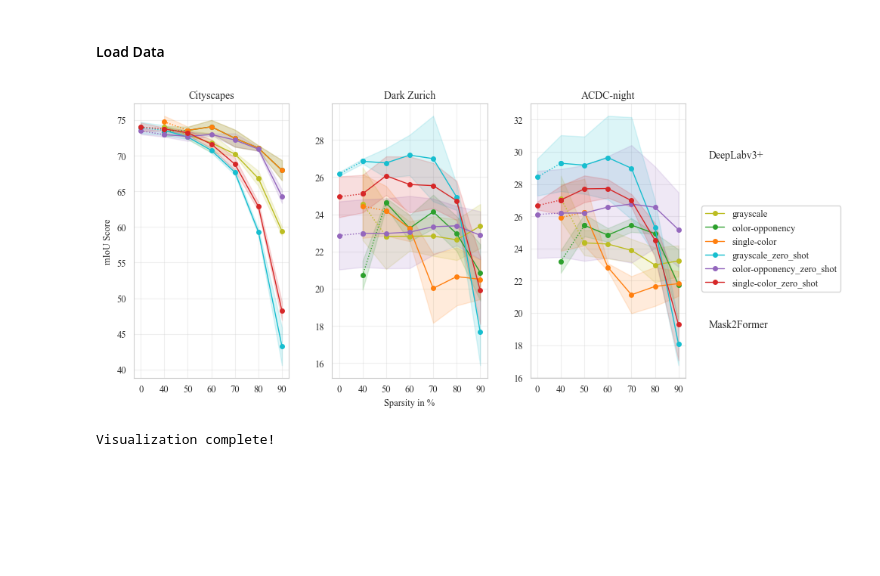
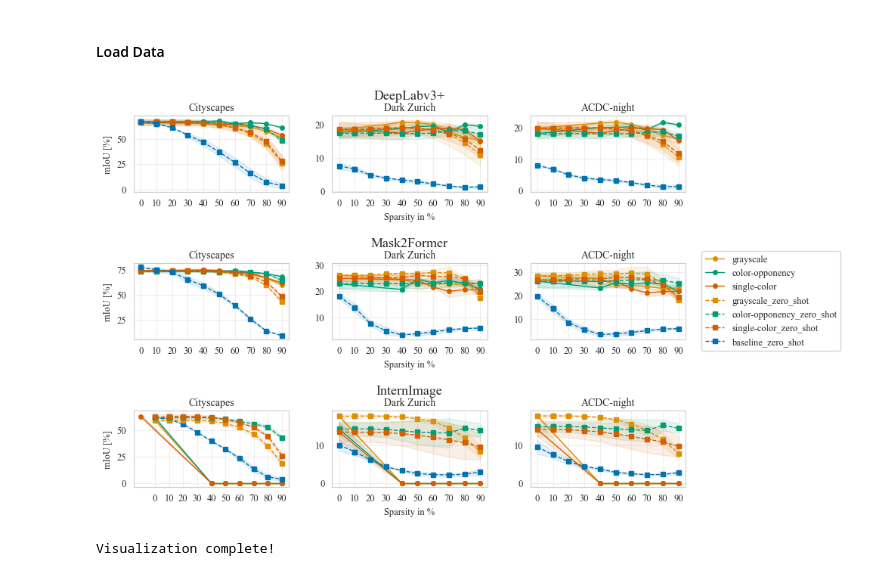
Before and after one commit to LiaNimmermann/Visualization-Notebooks, a Jupyter notebook: Data-Visualization/Paper_plots.ipynb, the cells around one changed output. Cells and saved outputs as stored; diff of their text form; code cells hidden in the pictures; blank space fills up the shorter version.

```diff
--- a/Data-Visualization/Paper_plots.ipynb
+++ b/Data-Visualization/Paper_plots.ipynb
@@ -6,6 +6,7 @@ import numpy as np
 from matplotlib.font_manager import FontProperties
 
 # Set style for better-looking plots
+cb = sns.color_palette("colorblind", 4).as_hex()
 sns.set_style("whitegrid")
 plt.rcParams['figure.figsize'] = (14, 8)
 font_path = "/home/lstracke/Data/times.ttf"  # Beispiel Linux-Pfad
@@ -501,10 +548,11 @@ Visualization complete!
 
 # Load three CSV files
 #df1 = pd.read_csv('Sparsity_Cityscapes_perc.csv')
-df5 = pd.read_csv('val_comparison_preprocessing_trained_zero_shot.csv')
-
+df1 = pd.read_csv('zero_shot/val_comparison_preprocessing_trained_zero_shot.csv')
+df5 = pd.read_csv('zero_shot/val_comparison_preprocessing_trained_zero_shot.csv')
+df6 = pd.read_csv('zero_shot/val_comparison_preprocessing_trained_zero_shot.csv')
 # Define sparsity order for consistent x-axis
-sparsity_order_perc = ['0', '40', '50', '60', '70', '80', '90']
+sparsity_order_perc = ['0', '10', '20', '30', '40', '50', '60', '70', '80', '90']
 
 # Function to process and filter data
 def process_dataframe(df, architecture_filter=None):
@@ -524,8 +572,8 @@ def process_dataframe(df, architecture_filter=None):
     df_filtered['Sparsity_Label'] = df_filtered['Sparsity_Label'].str.replace('%', '')
 
     # Calculate confidence bounds for error bands
-    df_filtered['mIoU_lower'] = df_filtered['mIoU'] - df_filtered['mIoU_var']
-    df_filtered['mIoU_upper'] = df_filtered['mIoU'] + df_filtered['mIoU_var']
+    df_filtered['mIoU_lower'] = df_filtered['mIoU'].round(2) - df_filtered['mIoU_var'].round(2)
+    df_filtered['mIoU_upper'] = df_filtered['mIoU'].round(2) + df_filtered['mIoU_var'].round(2)
 
     # Create a numeric index for sparsity levels for x-axis
     df_filtered['sparsity_numeric'] = df_filtered['Sparsity_Label'].apply(
@@ -539,6 +587,8 @@ def process_dataframe(df, architecture_filter=None):
 #df2_filtered = process_dataframe(df2)
 #df3_filtered = process_dataframe(df3)
 #df4_filtered = process_dataframe(df4)
+df1_filtered = process_dataframe(df1, architecture_filter='deeplabv3+')  # Filter for DeepLabv3+ architecture in df1
 df5_filtered = process_dataframe(df5, architecture_filter='mask2former')  # Filter for Mask2Former architecture in df5
+df6_filtered = process_dataframe(df6, architecture_filter='upernet')  # Filter for UperNet architecture in df6
 # %%
 # Use custom colors for each preprocessing method
@@ -584,36 +644,52 @@ def plot_data(ax, df_filtered, dataset_title):
 # %%
 # Create the lineplot with error bands - side by side comparison
 
-#fig, ((ax1, ax2, ax3), (ax4, ax5, ax6)) = plt.subplots(2, 3, figsize=(8, 4.5))
-fig, ((ax1, ax2, ax3)) = plt.subplots(1, 3, figsize=(8, 4.5))
+fig, ((ax1, ax2, ax3), (ax4, ax5, ax6), (ax7, ax8, ax9)) = plt.subplots(3, 3, figsize=(8, 6))
+#fig, ((ax1, ax2, ax3)) = plt.subplots(1, 3, figsize=(8, 4.5))
 
 # Plot all three datasets
-#plot_data(ax1, df1_filtered, 'Cityscapes')
-#plot_data(ax2, df2_filtered, 'Dark Zurich')
-#plot_data(ax3, df3_filtered, 'ACDC-night')
+plot_data(ax1, df1_filtered[df1_filtered['Dataset'] == 'cityscapes'], 'Cityscapes')
+plot_data(ax2, df1_filtered[df1_filtered['Dataset'] == 'dark_zurich'], 'Dark Zurich')
+plot_data(ax3, df1_filtered[df1_filtered['Dataset'] == 'acdc_night'], 'ACDC-night')
 
-plot_data(ax1, df5_filtered[df5_filtered['Dataset'] == 'cityscapes'], 'Cityscapes')
-plot_data(ax2, df5_filtered[df5_filtered['Dataset'] == 'dark_zurich'], 'Dark Zurich')
-plot_data(ax3, df5_filtered[df5_filtered['Dataset'] == 'acdc_night'], 'ACDC-night')
+plot_data(ax4, df5_filtered[df5_filtered['Dataset'] == 'cityscapes'], 'Cityscapes')
+plot_data(ax5, df5_filtered[df5_filtered['Dataset'] == 'dark_zurich'], 'Dark Zurich')
+plot_data(ax6, df5_filtered[df5_filtered['Dataset'] == 'acdc_night'], 'ACDC-night')
+
+plot_data(ax7, df6_filtered[df6_filtered['Dataset'] == 'cityscapes'], 'Cityscapes')
+plot_data(ax8, df6_filtered[df6_filtered['Dataset'] == 'dark_zurich'], 'Dark Zurich')
+plot_data(ax9, df6_filtered[df6_filtered['Dataset'] == 'acdc_night'], 'ACDC-night')
 
 
 # Set y-label only for the leftmost plot
-ax1.set_ylabel('mIoU Score', fontsize=9, fontproperties=times_new_roman)
+ax1.set_ylabel('mIoU [%]', fontsize=9, fontproperties=times_new_roman)
 ax2.set_ylabel(' ')
 ax3.set_ylabel(' ')
-
+ax4.set_ylabel('mIoU [%]', fontsize=9, fontproperties=times_new_roman)
+ax5.set_ylabel(' ')
+ax6.set_ylabel(' ')
+ax7.set_ylabel('mIoU [%]', fontsize=9, fontproperties=times_new_roman)
+ax8.set_ylabel(' ')
+ax9.set_ylabel(' ')
 
 # Set x-label for center plot
 ax1.set_xlabel('')
 ax2.set_xlabel('Sparsity in %', fontsize=9, fontproperties=times_new_roman)
 ax3.set_xlabel('')
+ax4.set_xlabel('')
+ax5.set_xlabel('Sparsity in %', fontsize=9, fontproperties=times_new_roman)
+ax6.set_xlabel('')
+ax7.set_xlabel('')
+ax8.set_xlabel('Sparsity in %', fontsize=9, fontproperties=times_new_roman)
+ax9.set_xlabel('')
+
 
 
 
 # Collect legend handles and labels from all axes and deduplicate
 handles = []
 labels = []
-for ax in (ax1, ax2, ax3):
+for ax in (ax1, ax2, ax3, ax4, ax5, ax6, ax7, ax8, ax9):
     h, l = ax.get_legend_handles_labels()
     for hi, li in zip(h, l):
         if li not in labels:
@@ -627,40 +703,51 @@ for ax in (ax1, ax2, ax3):
 # Place a single legend to the right of the subplots
 leg = fig.legend(handles, labels, loc='center left', bbox_to_anchor=(1.0, 0.5), fontsize=9)
 for text in leg.get_texts():
     text.set_fontproperties(times_new_roman)
     text.set_fontsize(9)
-fig.text(1.02, 0.775, "DeepLabv3+",
-         va='center', ha='left',
-         fontsize=10, fontweight='bold', fontproperties=times_new_roman)
 
-fig.text(1.02, 0.2775, "Mask2Former",
-         va='center', ha='left',
-         fontsize=10, fontweight='bold', fontproperties=times_new_roman)
-axes = [ax1, ax2, ax3, ax4, ax5, ax6]
+
+def row_label(ax, text):
+    ax.text(
+        0.5, 1.18,
+        text,
+        transform=ax.transAxes,
+        ha="center",
+        va="bottom",
+        fontsize=13,
+        fontweight="bold",
+        fontproperties=times_new_roman
+    )
+
+row_label(ax2, "DeepLabv3+")
+row_label(ax5, "Mask2Former")
+row_label(ax8, "InternImage")
+
+axes = [ax1, ax2, ax3, ax4, ax5, ax6, ax7, ax8, ax9]
 
 for ax in axes:
     # Titel
     ax.title.set_fontproperties(times_new_roman)
     ax.title.set_fontsize(10)
 
     # Tick labels
     for label in ax.get_xticklabels():
         label.set_fontproperties(times_new_roman)
         label.set_fontsize(9)
 
     for label in ax.get_yticklabels():
         label.set_fontproperties(times_new_roman)
         label.set_fontsize(9)
 
 
 # Adjust layout to make room for the legend
 plt.tight_layout()
 plt.show()
 
 # Save figure to PDF file
-fig.savefig("../Figure-PDFs/DeepLab-Mask2Former_Sparsity_mIoU_zero_shot.pdf", bbox_inches='tight')
+fig.savefig("../Figure-PDFs/Comparison_DeepLab-Mask2Former-InternImage_Sparsity_mIoU_zero_shot_trained.pdf", bbox_inches='tight')
 
 print("Visualization complete!")
 # %% [output]
-[figure, old version]
+[figure, new version]
 Visualization complete!
```
Also changed, not shown: parts of 9 cells of this notebook, 50 other files.
